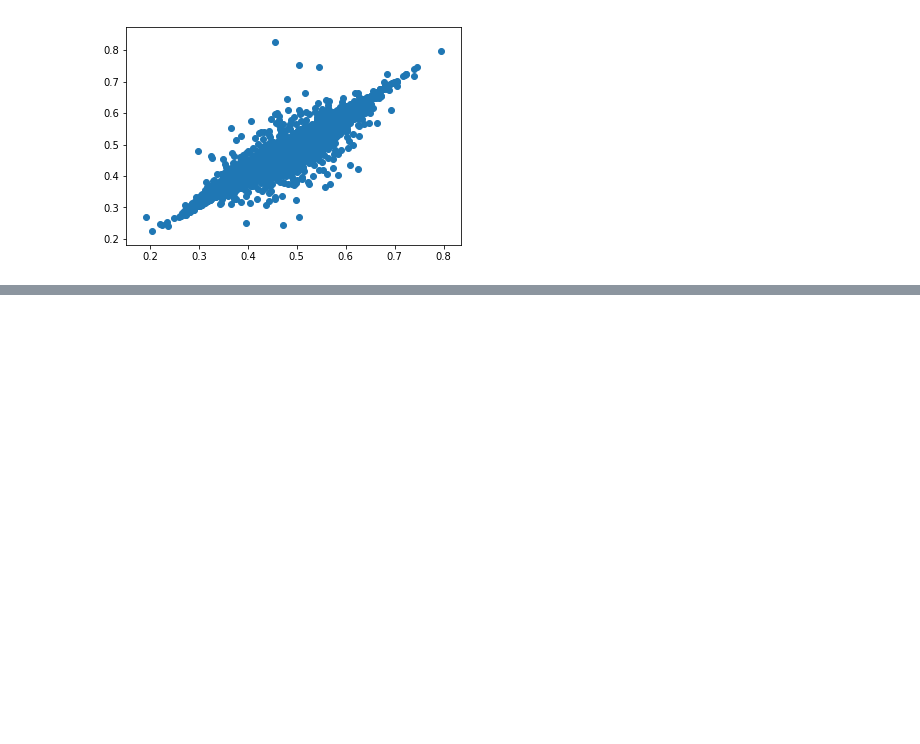
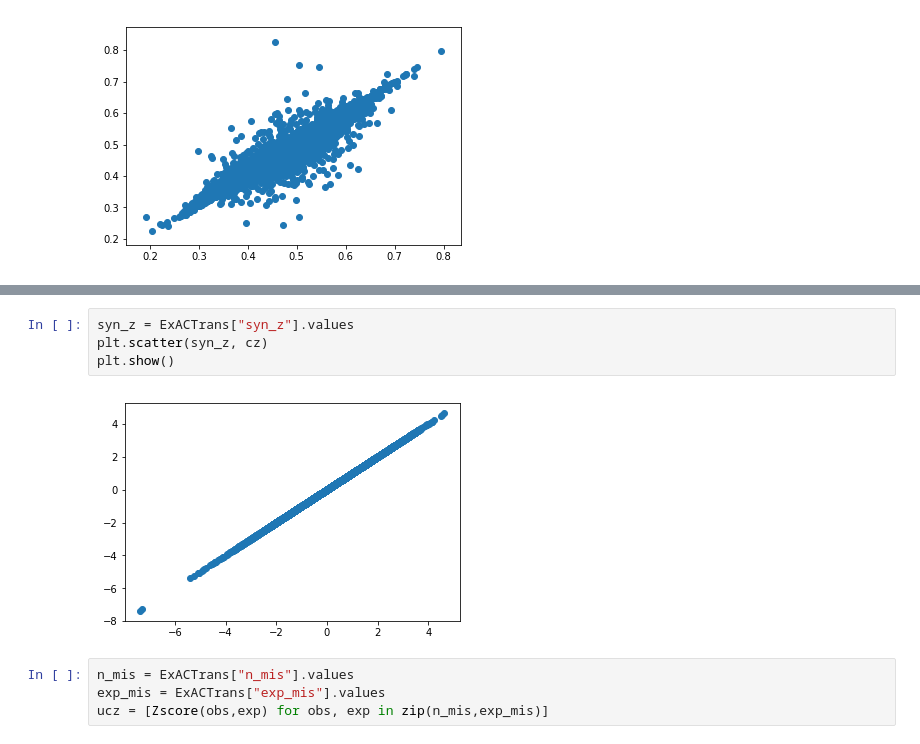
Before and after one commit to explorerwjy/DeepseqG9, a Jupyter notebook: Jiayao/src/Dat.ipynb, the cells around one changed output, grey strips where cells are left out. Cells and saved outputs as stored; diff of their text form; blank space fills up the shorter version.

```diff
--- a/Jiayao/src/Dat.ipynb
+++ b/Jiayao/src/Dat.ipynb
@@ -378,0 +436,10 @@ plt.show()
+# %%
+syn_z = ExACTrans["syn_z"].values
+plt.scatter(syn_z, cz)
+plt.show()
+# %% [output]
+[figure, added]
+# %%
+n_mis = ExACTrans["n_mis"].values
+exp_mis = ExACTrans["exp_mis"].values
+ucz = [Zscore(obs,exp) for obs, exp in zip(n_mis,exp_mis)]
```
Also changed, not shown: parts of 53 cells of this notebook.
